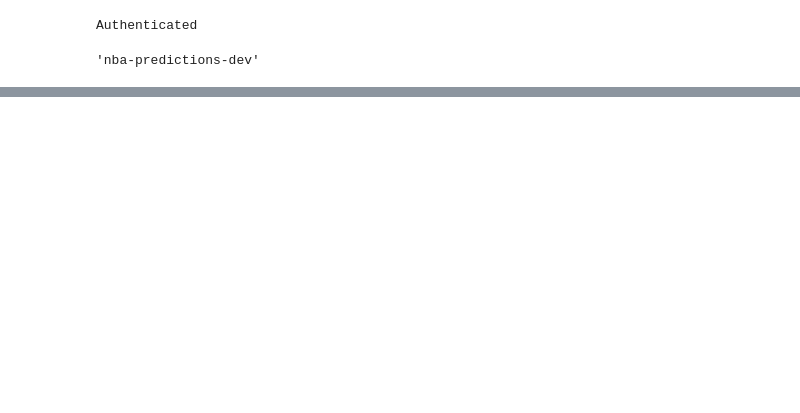
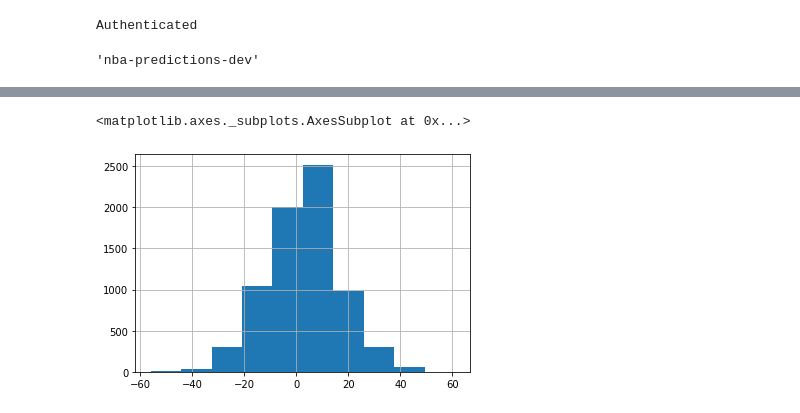
Before and after one commit to cwilbar04/gcp-end-to-end-nba-predictions, a Jupyter notebook: notebooks/EDA.ipynb, the cells around one changed output, grey strips where cells are left out. Drawn from its saved outputs; the diff is of its cells as text; code cells hidden in the pictures; blank space fills up the shorter version.

```diff
--- a/notebooks/EDA.ipynb
+++ b/notebooks/EDA.ipynb
@@ -36,0 +66,7 @@ gaia_id: 188994400757
+# %%
+game['home_spread'] = game['home_pts'].astype(int) - game['visitor_pts'].astype(int)
+# %%
+game['home_spread'].hist()
+# %% [output]
+<matplotlib.axes._subplots.AxesSubplot at 0x...>
+[figure, added]
```
Also changed, not shown: parts of 30 cells of this notebook.
